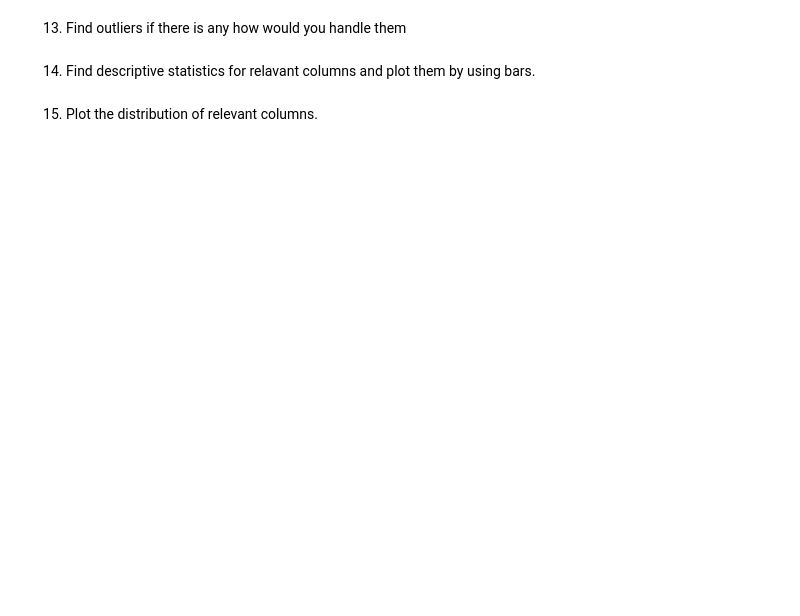
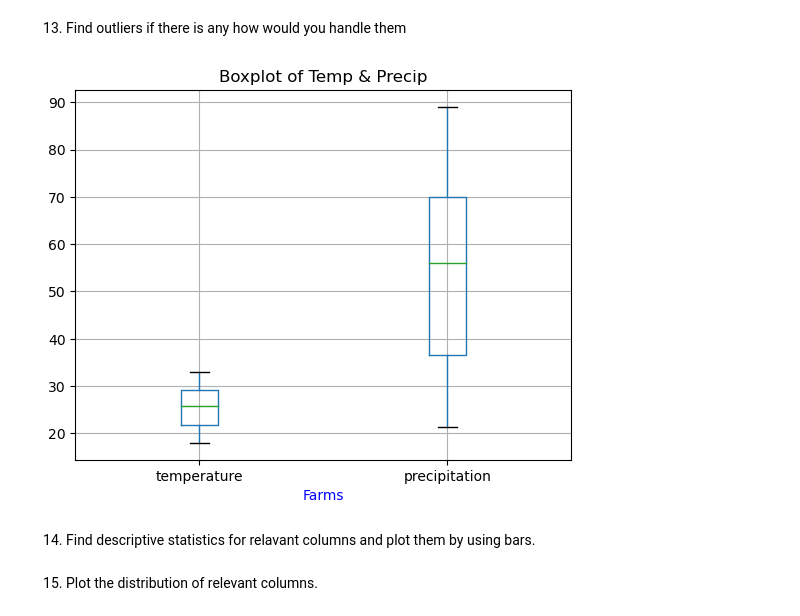
Before and after one commit to Minidoughnut/AgTech, a Jupyter notebook: scripts/Assinment_3&4.ipynb, the cells around one changed output. Drawn from its saved outputs; the diff is of its cells as text; code cells hidden in the pictures; blank space fills up the shorter version.

```diff
--- a/scripts/Assinment_3&4.ipynb
+++ b/scripts/Assinment_3&4.ipynb
@@ -262,0 +428,8 @@ df = # your code here
+# %%
+total_precip = df["precipitation"].sum()
+
+percent_precip = (df["precipitation"] / total_precip) * 100
+
+df["percentage_tot_prec"] = percent_precip
+
+print(df)
@@ -269,0 +456,7 @@ df = # your code here
+# %%
+## Your code here down
+
+precip_rank = df["precipitation"].rank(method='min')
+
+df["precipitation_rank"] = precip_rank
+print(df)
@@ -271,6 +482,13 @@ df = # your code here
 10. Normalize the temperature column to a range between 0 and 1 for each farm.
 # %%
 ## Your code here down
+max_temp = df["temperature"].max()
+min_temp = df["temperature"].min()
 
+norm_temp = (df["temperature"] - min_temp) / (max_temp - min_temp)
+
+df["normalized temp"] = norm_temp
+
+print(df)
 
 ## Your code here up
@@ -282,6 +518,10 @@ df = # your code here
 11. Change column types accordingly.
 # %%
 ## Your code here down
+df.info()
 
+df["farm_name"] = df["farm_name"].astype('string')
+df["soil_type"] = df["soil_type"].astype('string')
 
+df.info()
 ## Your code here up
@@ -304,3 +577,14 @@ df = # your code here
+# %%
+import matplotlib.pyplot as plt
+
+# plt.boxplot(df['precipitation'])
+# plt.show()
+df.drop(columns=['farm_lon', 'farm_lat', 'precipitation_rank', 'normalized temp', 'percentage_tot_prec']).boxplot()
+plt.title('Boxplot of Temp & Precip')
+plt.xlabel('Farms', color='blue')
+plt.show()
+# %% [output]
+[figure, added]
 # %% [markdown]
 14. Find descriptive statistics for relavant columns and plot them by using bars.
 # %%
```
Also changed, not shown: parts of 38 cells of this notebook.
